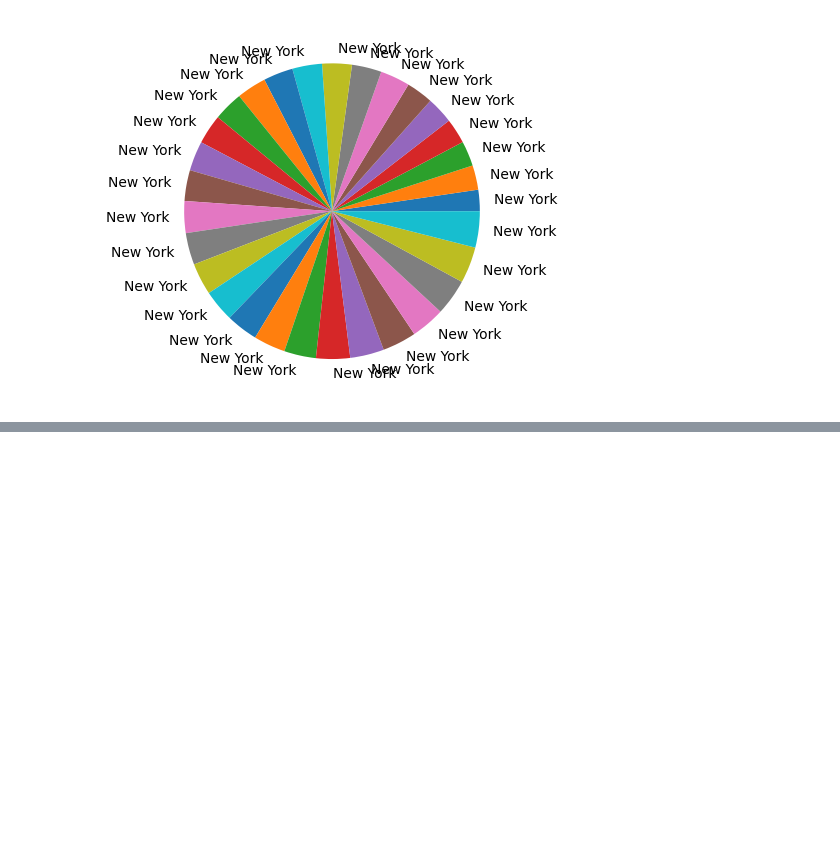
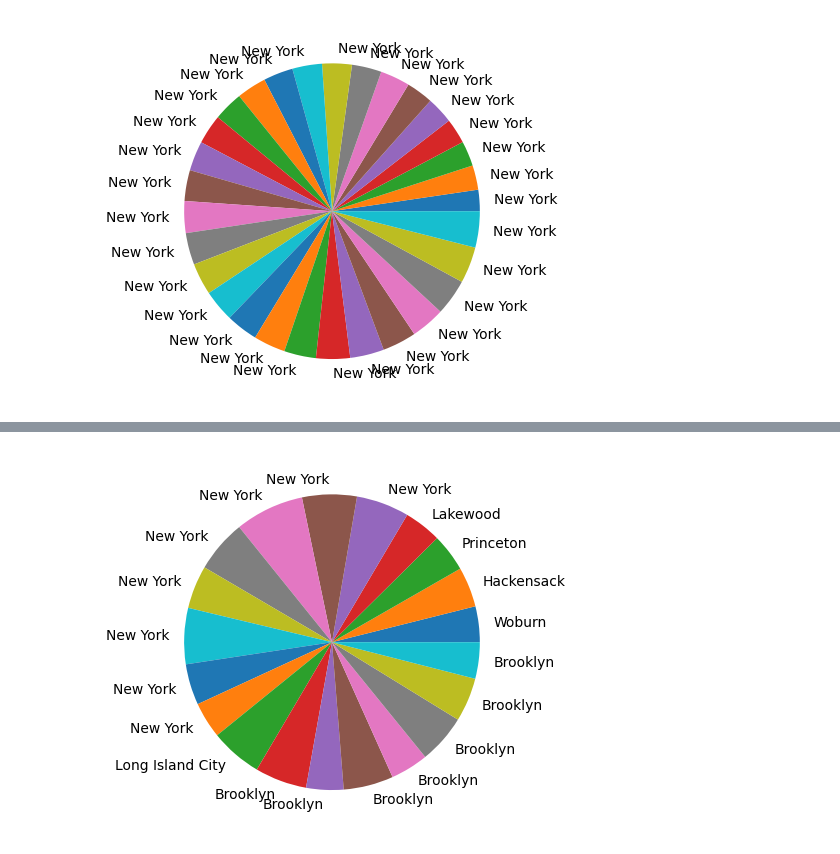
Before and after one commit to angelikabrown/zipanalysis_in_pandas, a Jupyter notebook: biztoshore.ipynb, the cells around one changed output, grey strips where cells are left out. Saved outputs shown, nothing was run; the diff lists cells and outputs as text; code cells hidden in the pictures; blank space fills up the shorter version.

```diff
--- a/biztoshore.ipynb
+++ b/biztoshore.ipynb
@@ -189,0 +192,4 @@ plt.show()
+# %%
+#getting the columns
+more_outliers_df = outliercity_df[['city','number_of_business','dist_to_shore']]
+more_outliers_df.head()
@@ -189,0 +203,6 @@ plt.show()
+# %%
+#filtering data for high amount of biz near the shore
+more_outliers_df2 = more_outliers_df[(more_outliers_df['number_of_business'] < 4000) & (more_outliers_df['number_of_business'] > 2000)]
+outliers_sorted2 = more_outliers_df2.sort_values(by='number_of_business')
+top_20outliers = more_outliers_df2.head(20)
+top_20outliers
@@ -189,0 +227,5 @@ plt.show()
+# %%
+plt.pie(top_20outliers['number_of_business'], labels = top_20outliers['city'])
+plt.show()
+# %% [output]
+[figure, added]
```
Also changed, not shown: parts of 3 cells of this notebook.
